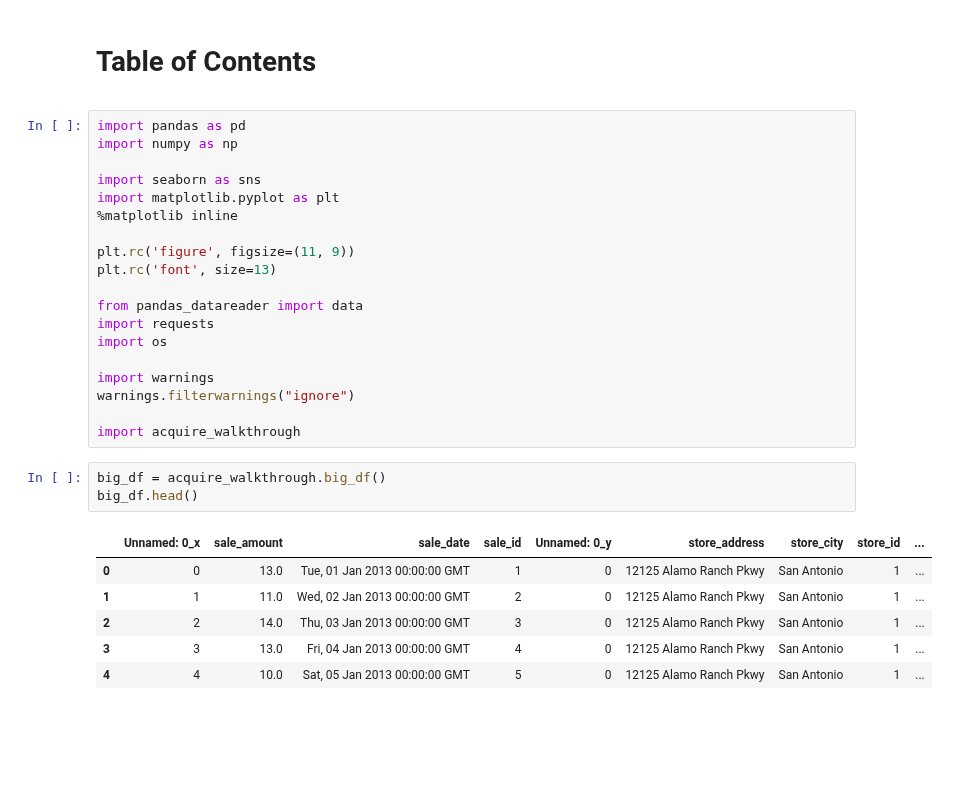
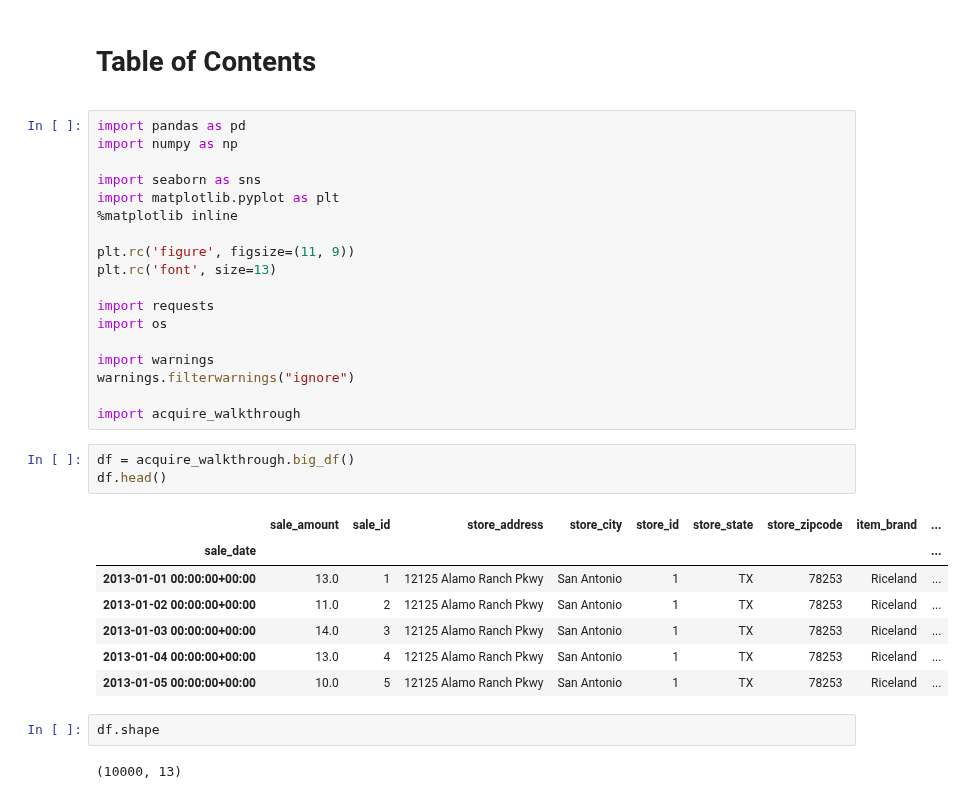
Before and after one commit to faithkane3/ds-methodologies-exercises, a Jupyter notebook: time_series/testing.ipynb, the cells around one changed output. Saved outputs shown, nothing was run; the diff lists cells and outputs as text; blank space fills up the shorter version.

Commit message:
Commit completed and tested acquire for time series and .py file

```diff
--- a/time_series/testing.ipynb
+++ b/time_series/testing.ipynb
@@ -12,7 +12,6 @@ import matplotlib.pyplot as plt
 plt.rc('figure', figsize=(11, 9))
 plt.rc('font', size=13)
 
-from pandas_datareader import data
 import requests
 import os
 
@@ -21,12 +20,17 @@ warnings.filterwarnings("ignore")
 
 import acquire_walkthrough
 # %%
-big_df = acquire_walkthrough.big_df()
-big_df.head()
+df = acquire_walkthrough.big_df()
+df.head()
 # %% [output]
-|  | Unnamed: 0_x | sale_amount | sale_date | sale_id | Unnamed: 0_y | store_address | store_city | store_id | ... |
-| 0 | 0 | 13.0 | Tue, 01 Jan 2013 00:00:00 GMT | 1 | 0 | 12125 Alamo Ranch Pkwy | San Antonio | 1 | ... |
-| 1 | 1 | 11.0 | Wed, 02 Jan 2013 00:00:00 GMT | 2 | 0 | 12125 Alamo Ranch Pkwy | San Antonio | 1 | ... |
-| 2 | 2 | 14.0 | Thu, 03 Jan 2013 00:00:00 GMT | 3 | 0 | 12125 Alamo Ranch Pkwy | San Antonio | 1 | ... |
-| 3 | 3 | 13.0 | Fri, 04 Jan 2013 00:00:00 GMT | 4 | 0 | 12125 Alamo Ranch Pkwy | San Antonio | 1 | ... |
-| 4 | 4 | 10.0 | Sat, 05 Jan 2013 00:00:00 GMT | 5 | 0 | 12125 Alamo Ranch Pkwy | San Antonio | 1 | ... |
+|  | sale_amount | sale_id | store_address | store_city | store_id | store_state | store_zipcode | item_brand | ... |
+| sale_date |  |  |  |  |  |  |  |  | ... |
+| 2013-01-01 00:00:00+00:00 | 13.0 | 1 | 12125 Alamo Ranch Pkwy | San Antonio | 1 | TX | 78253 | Riceland | ... |
+| 2013-01-02 00:00:00+00:00 | 11.0 | 2 | 12125 Alamo Ranch Pkwy | San Antonio | 1 | TX | 78253 | Riceland | ... |
+| 2013-01-03 00:00:00+00:00 | 14.0 | 3 | 12125 Alamo Ranch Pkwy | San Antonio | 1 | TX | 78253 | Riceland | ... |
+| 2013-01-04 00:00:00+00:00 | 13.0 | 4 | 12125 Alamo Ranch Pkwy | San Antonio | 1 | TX | 78253 | Riceland | ... |
+| 2013-01-05 00:00:00+00:00 | 10.0 | 5 | 12125 Alamo Ranch Pkwy | San Antonio | 1 | TX | 78253 | Riceland | ... |
+# %%
+df.shape
+# %% [output]
+(10000, 13)
```
Also changed, not shown: parts of 5 cells of this notebook, 3 other files.
